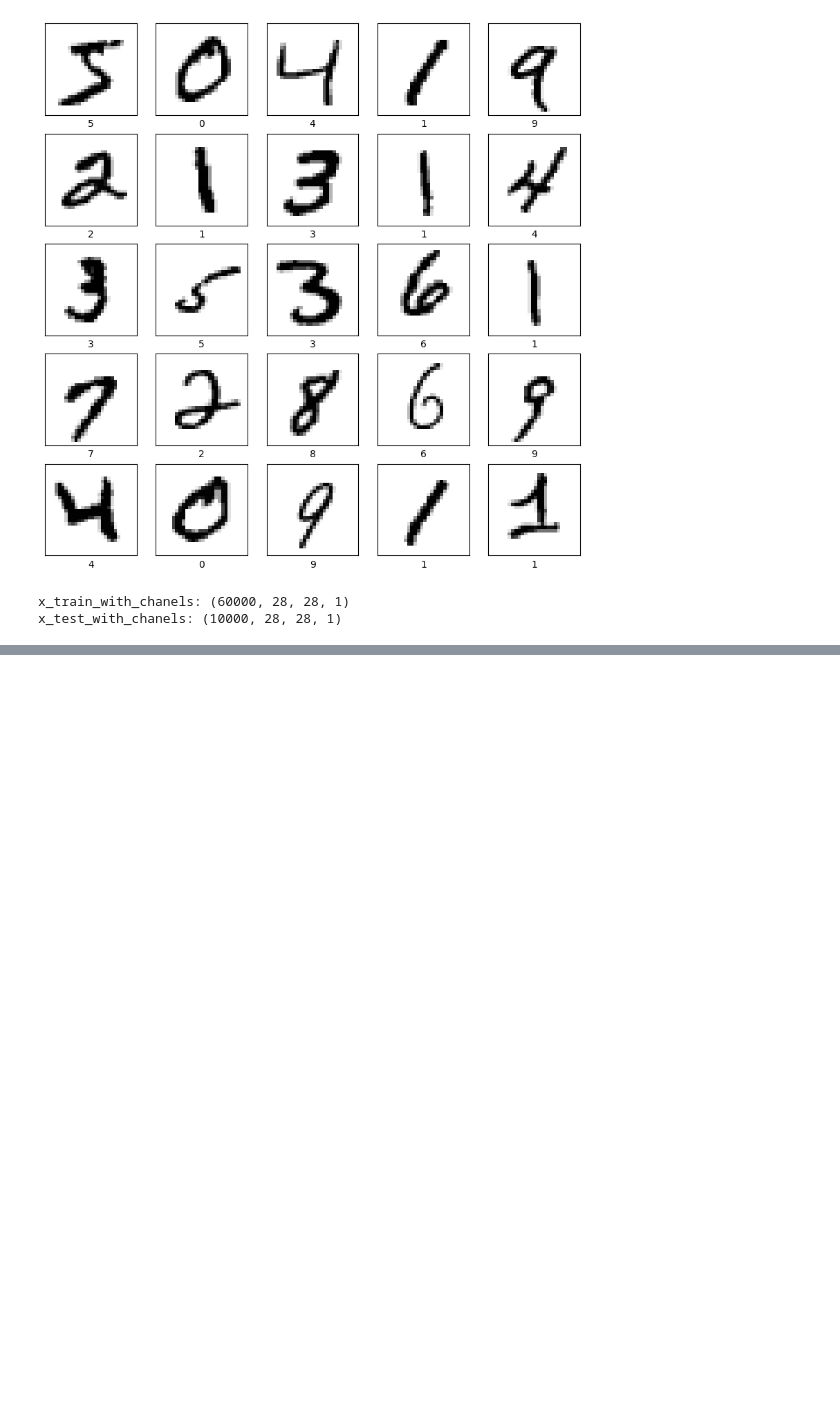
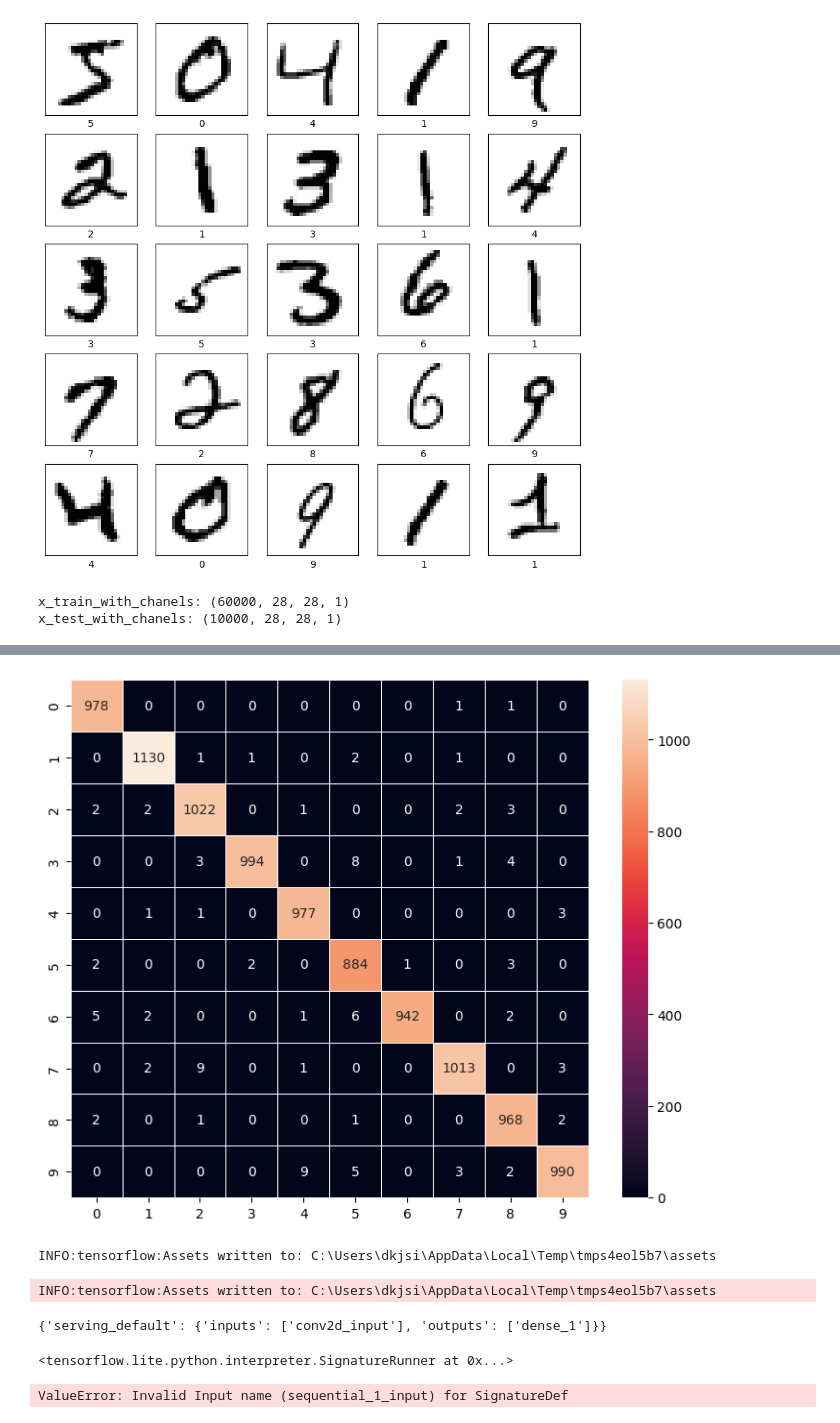
Before and after one commit to MAGS-GHC/ml-projekt-ml24q1-gruppe-3, a Jupyter notebook: project.ipynb, the cells around one changed output, grey strips where cells are left out. Drawn from its saved outputs; the diff is of its cells as text; code cells hidden in the pictures; blank space fills up the shorter version.

```diff
--- a/project.ipynb
+++ b/project.ipynb
@@ -172,0 +264,23 @@ Epoch 10/10
+# %%
+confusion_matrix = tf.math.confusion_matrix(y_test, predictions)
+f, ax = plt.subplots(figsize=(9, 7))
+sn.heatmap(
+    confusion_matrix,
+    annot=True,
+    linewidths=.5,
+    fmt="d",
+    square=True,
+    ax=ax
+)
+plt.show()
+# %% [output]
+[figure, added]
+# %%
+converter = tf.lite.TFLiteConverter.from_keras_model(model)
+tflite_model = converter.convert()
+
+with open('model.tflite', 'wb') as f:
+  f.write(tflite_model)
+# %% [output]
+INFO:tensorflow:Assets written to: C:\Users\dkjsi\AppData\Local\Temp\tmps4eol5b7\assets
+INFO:tensorflow:Assets written to: C:\Users\dkjsi\AppData\Local\Temp\tmps4eol5b7\assets
@@ -172,0 +291,17 @@ Epoch 10/10
+# %%
+interpreter.get_signature_list()
+# %% [output]
+{'serving_default': {'inputs': ['conv2d_input'], 'outputs': ['dense_1']}}
+# %%
+classify_lite = interpreter.get_signature_runner('serving_default')
+classify_lite
+# %% [output]
+<tensorflow.lite.python.interpreter.SignatureRunner at 0x...>
+# %%
+
+img_array = "https://i.pinimg.com/736x/28/a4/fd/28a4fd850c0b4e345a3cf1a67e1cc0ca.jpg"
+
+predictions_lite = classify_lite(sequential_1_input=img_array)['outputs']
+score_lite = tf.nn.softmax(predictions_lite)
+# %% [output]
+ValueError: Invalid Input name (sequential_1_input) for SignatureDef
```
Also changed, not shown: parts of 14 cells of this notebook, 4 other files.
